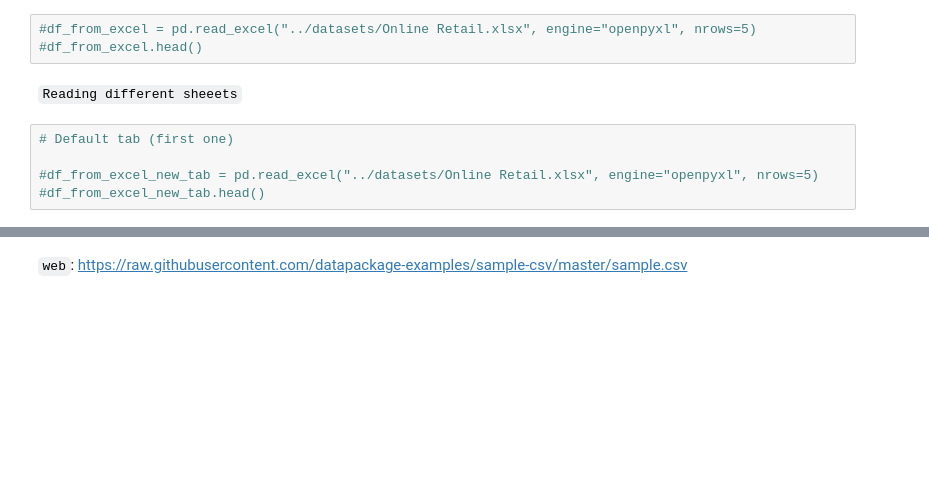
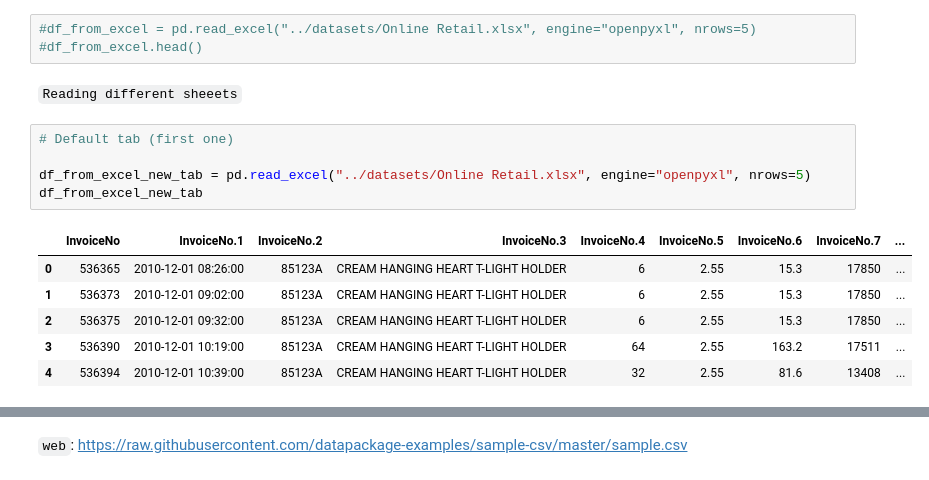
Before and after one commit to Ironhack-data-bcn-january-2024/lectures, a Jupyter notebook: week-2/3-Pandas I - Explorations.ipynb, the cells around one changed output, grey strips where cells are left out. Cells and saved outputs as stored; diff of their text form; blank space fills up the shorter version.

```diff
--- a/week-2/3-Pandas I - Explorations.ipynb
+++ b/week-2/3-Pandas I - Explorations.ipynb
@@ -98,5 +397,12 @@ If I create a dataframe through a list of dictionaries:
 # %%
 # Default tab (first one)
 
-#df_from_excel_new_tab = pd.read_excel("../datasets/Online Retail.xlsx", engine="openpyxl", nrows=5)
-#df_from_excel_new_tab.head()
+df_from_excel_new_tab = pd.read_excel("../datasets/Online Retail.xlsx", engine="openpyxl", nrows=5)
+df_from_excel_new_tab
+# %% [output]
+|  | InvoiceNo | InvoiceNo.1 | InvoiceNo.2 | InvoiceNo.3 | InvoiceNo.4 | InvoiceNo.5 | InvoiceNo.6 | InvoiceNo.7 | ... |
+| 0 | 536365 | 2010-12-01 08:26:00 | 85123A | CREAM HANGING HEART T-LIGHT HOLDER | 6 | 2.55 | 15.3 | 17850 | ... |
+| 1 | 536373 | 2010-12-01 09:02:00 | 85123A | CREAM HANGING HEART T-LIGHT HOLDER | 6 | 2.55 | 15.3 | 17850 | ... |
+| 2 | 536375 | 2010-12-01 09:32:00 | 85123A | CREAM HANGING HEART T-LIGHT HOLDER | 6 | 2.55 | 15.3 | 17850 | ... |
+| 3 | 536390 | 2010-12-01 10:19:00 | 85123A | CREAM HANGING HEART T-LIGHT HOLDER | 64 | 2.55 | 163.2 | 17511 | ... |
+| 4 | 536394 | 2010-12-01 10:39:00 | 85123A | CREAM HANGING HEART T-LIGHT HOLDER | 32 | 2.55 | 81.6 | 13408 | ... |
```
Also changed, not shown: parts of 75 cells of this notebook, 2 other files.
